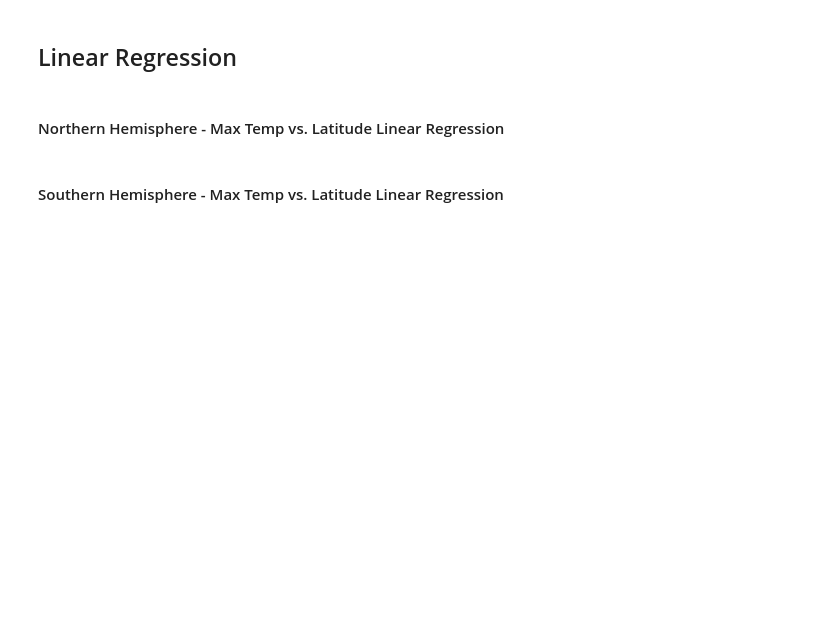
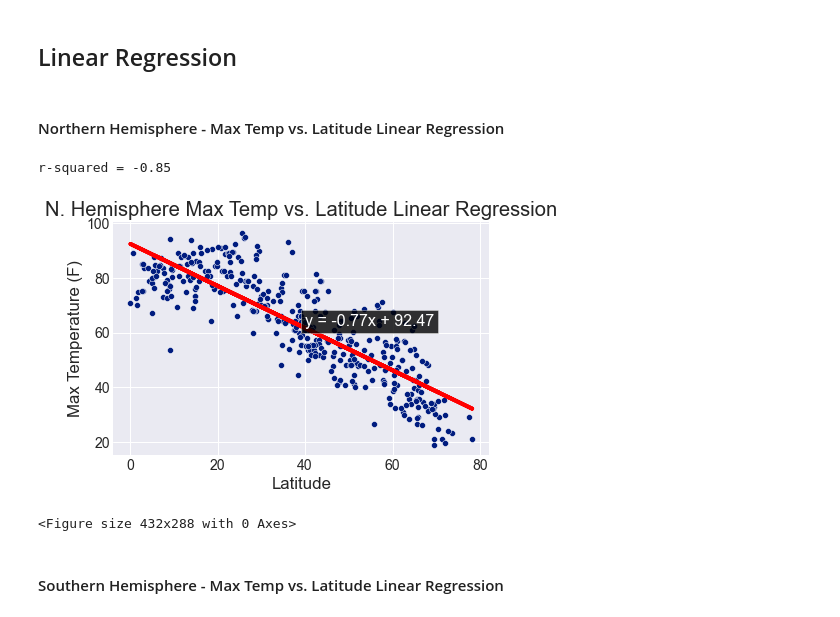
Before and after one commit to manny-p/python-api-challenge, a Jupyter notebook: WeatherPy/WeatherPy.ipynb, the cells around one changed output. Cells and saved outputs as stored; diff of their text form; code cells hidden in the pictures; blank space fills up the shorter version.

```diff
--- a/WeatherPy/WeatherPy.ipynb
+++ b/WeatherPy/WeatherPy.ipynb
@@ -187,6 +231,36 @@ plt.savefig('output_data/latitude_vs_humidity')
 # %% [markdown]
 ## Linear Regression
+# %%
+#filter north and south values
+
+filt_n = (df['Latitude'] >= 0)
+filt_s = (df['Latitude'] < 0)
+
+n_hemisphere = df.loc[filt_n]
+s_hemisphere = df.loc[filt_s]
+
+def calc_linear_regression(x, y):
+    (slope, intercept, rvalue, pvalue, stderr) = linregress(x, y)
+    regress_values = x * slope + intercept
+    line_eq = "y = " + str(round(slope,2)) + "x + " + str(round(intercept,2))
+    rvalue = round(rvalue,2)
+    print(f"r-squared = {rvalue}")
+    plt.style.use('fast')
+    plt.xlabel("Latitude")
+    sns.scatterplot(data=df, x=x, y=y)
+    plt.plot(x,regress_values,color='r')
+    plt.annotate(line_eq,(x.median(),y.median()-2),fontsize=16,color='w',bbox={'facecolor':'black','alpha':0.8})
+    plt.show()
 # %% [markdown]
 ####  Northern Hemisphere - Max Temp vs. Latitude Linear Regression
+# %%
+    plt.title("N. Hemisphere Max Temp vs. Latitude Linear Regression")
+    plt.ylabel('Max Temperature (F)')
+    calc_linear_regression(x=n_hemisphere['Latitude'],y=n_hemisphere['Temperature'])
+    plt.savefig('output_data/linregress_lat_vs_temp_north')
+# %% [output]
+r-squared = -0.85
+[figure, added]
+<Figure size 432x288 with 0 Axes>
 # %% [markdown]
 ####  Southern Hemisphere - Max Temp vs. Latitude Linear Regression
```
Also changed, not shown: parts of 16 cells of this notebook, 13 other files.
